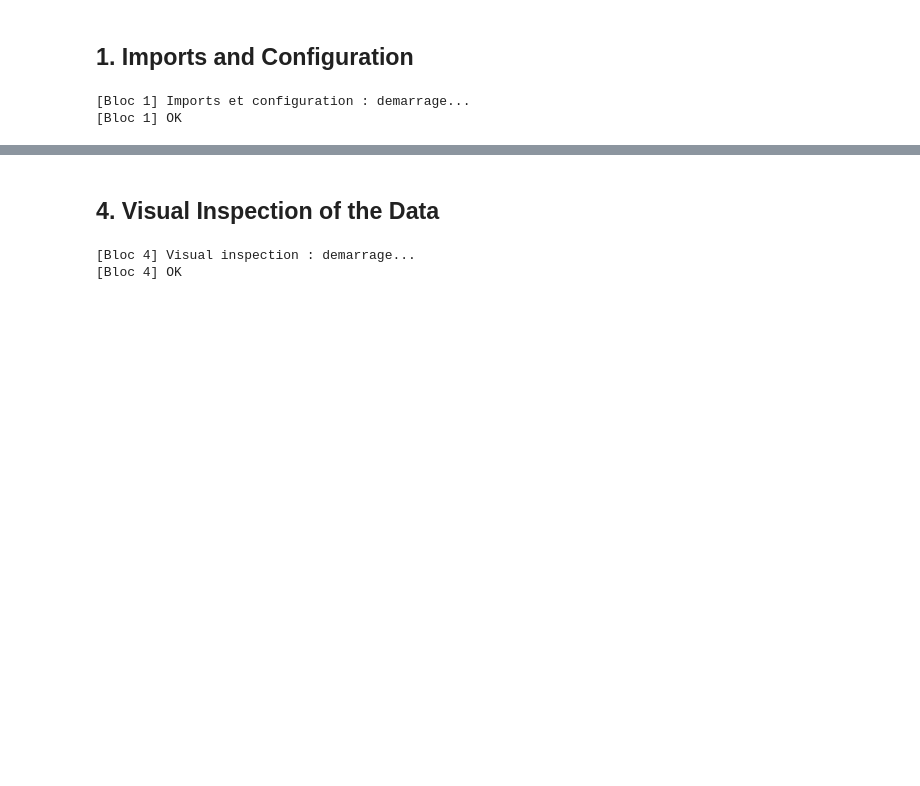
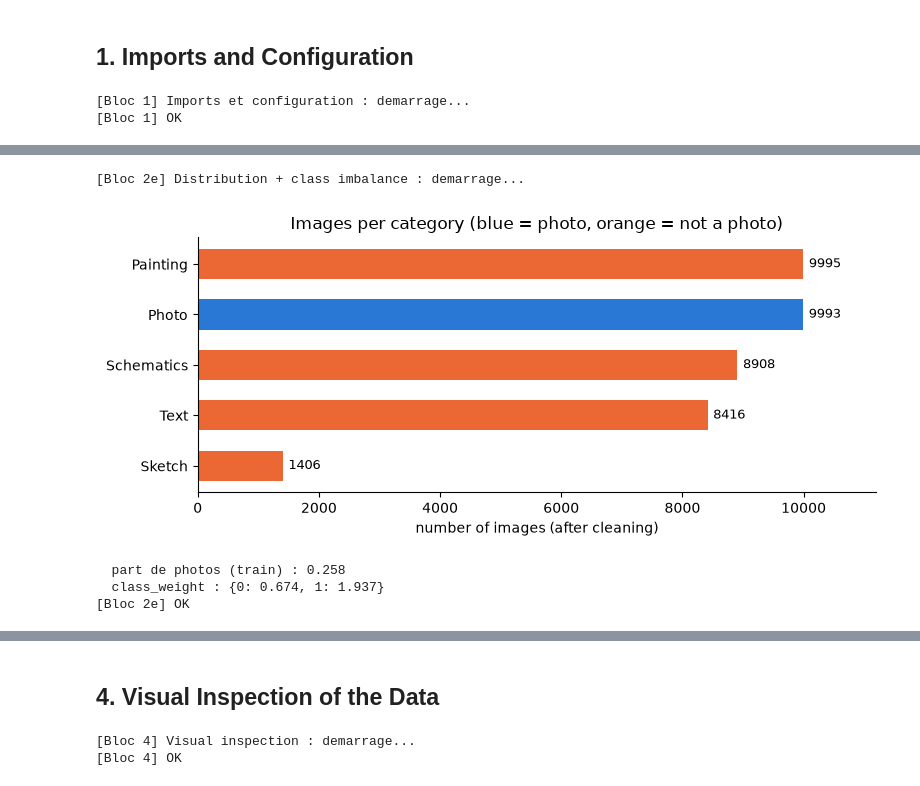
Before and after one commit to KelianDFDB/cesi-a5-leyenda-kelian-yusuf-richard, a Jupyter notebook: 01_photo_ou_pas.ipynb, the cells around one changed output, grey strips where cells are left out. Saved outputs shown, nothing was run; the diff lists cells and outputs as text; code cells hidden in the pictures; blank space fills up the shorter version.

Commit message:
Docker fixed + data cleaning & exploration added

```diff
--- a/01_photo_ou_pas.ipynb
+++ b/01_photo_ou_pas.ipynb
@@ -144,0 +194,17 @@ Found 4710 files belonging to 2 classes.
+# %%
+print("[Bloc 2d] Split : demarrage...")
+
+train_part, rest = train_test_split(df, test_size=0.30, stratify=df["category"], random_state=SEED)
+val_part, test_part = train_test_split(rest, test_size=0.50, stratify=rest["category"], random_state=SEED)
+df["split"] = "train"
+df.loc[val_part.index, "split"] = "val"
+df.loc[test_part.index, "split"] = "test"
+
+# Leakage check: no image content (md5) may appear in two different splits
+assert df.groupby("md5")["split"].nunique().max() == 1, "the same image is in two splits"
+
+counts = pd.crosstab(df["category"], df["split"], margins=True, margins_name="total")[["train", "val", "test", "total"]]
+display(counts)
+display(df.sample(5, random_state=SEED)[["path", "category", "label", "split"]])
+
+print("[Bloc 2d] OK")
@@ -144,0 +228,30 @@ Found 4710 files belonging to 2 classes.
+# %%
+print("[Bloc 2e] Distribution + class imbalance : demarrage...")
+
+per_cat = df["category"].value_counts().sort_values()
+colors = ["#2a78d6" if CATEGORY_TO_LABEL[c] == 1 else "#eb6834" for c in per_cat.index]
+fig, ax = plt.subplots(figsize=(8, 3.5))
+bars = ax.barh(per_cat.index, per_cat.values, color=colors, height=0.6)
+ax.bar_label(bars, padding=4, fontsize=9)
+ax.set_xlabel("number of images (after cleaning)")
+ax.set_title("Images per category (blue = photo, orange = not a photo)")
+ax.spines[["top", "right"]].set_visible(False)
+ax.set_xlim(0, per_cat.max() * 1.12)
+plt.tight_layout()
+plt.show()
+
+# Photo is ~1 image in 4: without correction, answering "not a photo" everywhere already gives ~74% accuracy.
+# Class weights (computed on train only) make each photo error cost as much, in total, as the non-photo errors.
+train_labels = df.loc[df.split == "train", "label"]
+weights = compute_class_weight("balanced", classes=np.array([0, 1]), y=train_labels)
+class_weight = {0: float(weights[0]), 1: float(weights[1])}
+print("  part de photos (train) :", round(train_labels.mean(), 3))
+print("  class_weight :", {k: round(v, 3) for k, v in class_weight.items()})
+
+print("[Bloc 2e] OK")
+# %% [output]
+[Bloc 2e] Distribution + class imbalance : demarrage...
+[figure, added]
+  part de photos (train) : 0.258
+  class_weight : {0: 0.674, 1: 1.937}
+[Bloc 2e] OK
```
Also changed, not shown: parts of 19 cells of this notebook, 8 other files.
